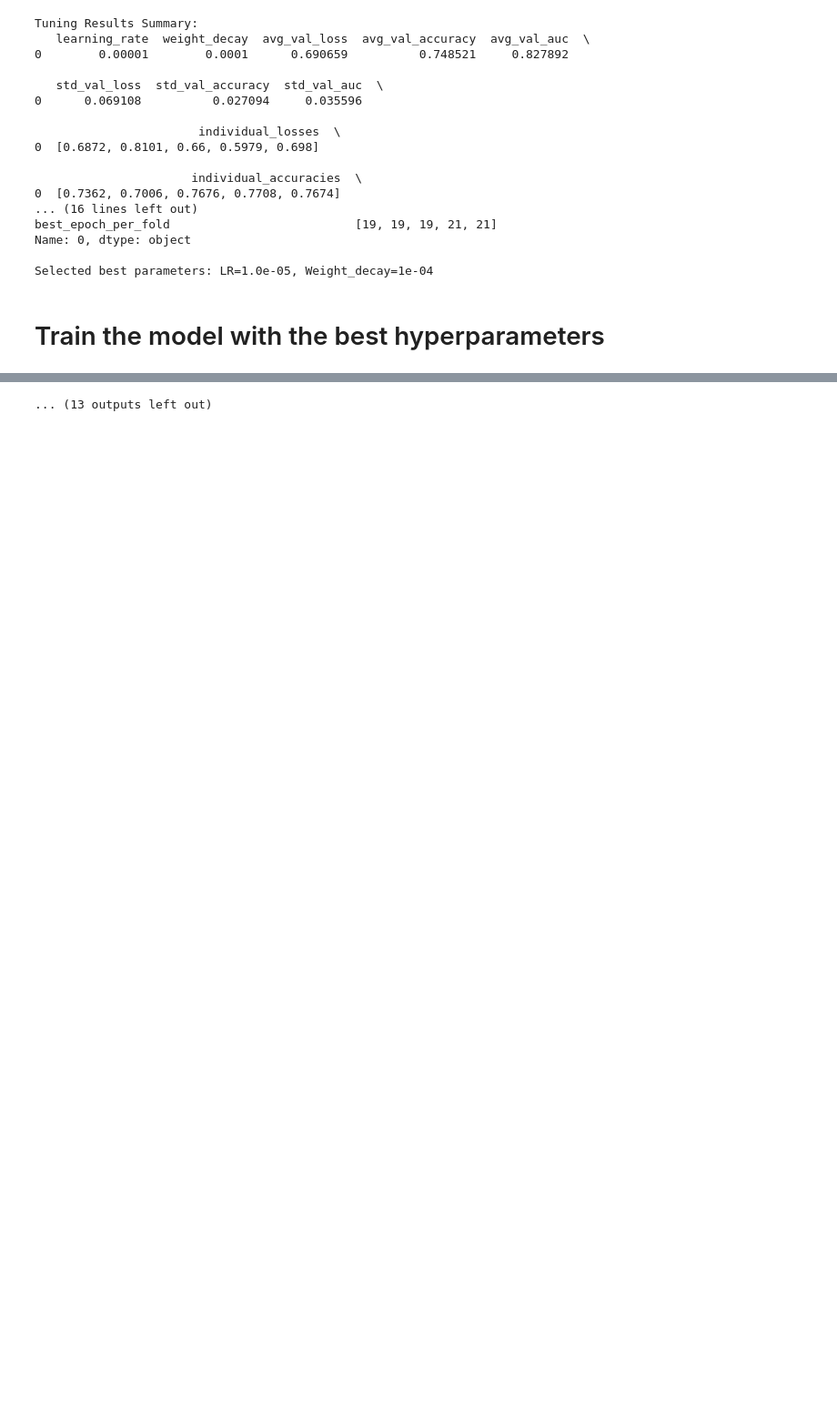
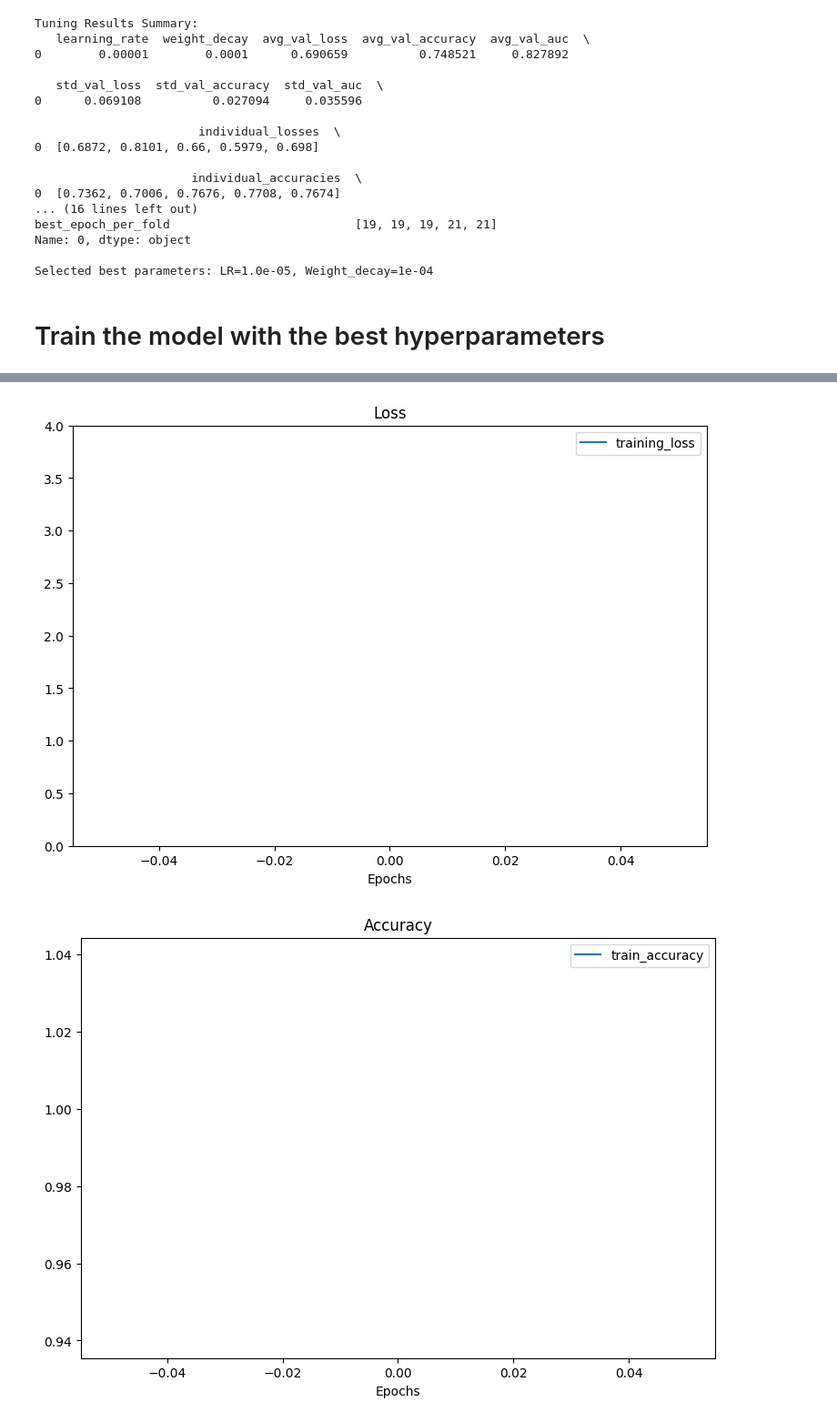
Before and after one commit to diogommiranda/Guiding-ViTs-attention-with-domain-knowledge-for-AD, a Jupyter notebook: code/hybrid-cnn-vit.ipynb, the cells around one changed output, grey strips where cells are left out. Shown at 91% size. Cells and saved outputs as stored; diff of their text form; code cells hidden in the pictures; blank space fills up the shorter version.

```diff
--- a/code/hybrid-cnn-vit.ipynb
+++ b/code/hybrid-cnn-vit.ipynb
@@ -177,11 +182,11 @@ pure_vit_config = {
 
 N_SPLITS = 5 # Number of splits for cross-validation
 NUM_EPOCHS = 150
-EARLY_STOP_PATIENCE = 60
+EARLY_STOP_PATIENCE = 40
 
 lr_scheduler = "fixed_lr" # Choose between "cosine_decay" or "fixed_lr"
 
-learning_rates = [2e-7] # usar valores a volta do 1e-6 (ate agr a combinacao com l2=1e-4 ou 5e-4 pareceu a melhor com val loss min de 0.24 em 32 epochs)
+learning_rates = [3e-6] # usar valores a volta do 1e-6 (ate agr a combinacao com l2=1e-4 ou 5e-4 pareceu a melhor com val loss min de 0.24 em 32 epochs)
 weight_decays = [2e-4]
 
 tuning_results = []
@@ -193,10 +198,14 @@ if lr_scheduler == "fixed_lr":
 elif lr_scheduler == "cosine_decay":
     dir2 = "cosine_decay/"
 
+dir3 = f"num_layers_{vit_config['num_layers']}/"
+dir4 = f"num_heads_{vit_config['num_heads']}/"
+
+
 if lr_scheduler == "cosine_decay":
-    RESULTS_BASE_DIR = "/home/diogommiranda/tese/outputs/resnetvit/" + DATASET + "/" + dir1 + dir2 + str(BATCH_SIZE) + "B/"
+    RESULTS_BASE_DIR = "/home/diogommiranda/tese/outputs/resnetvit/" + DATASET + "/" + dir1 + dir2 + str(BATCH_SIZE) + "B/" + dir3 + dir4
 elif lr_scheduler == "fixed_lr":
-    RESULTS_BASE_DIR = "/home/diogommiranda/tese/outputs/resnetvit/" + DATASET + "/" + dir1 + dir2 + str(BATCH_SIZE) + "B/"
+    RESULTS_BASE_DIR = "/home/diogommiranda/tese/outputs/resnetvit/" + DATASET + "/" + dir1 + dir2 + str(BATCH_SIZE) + "B/" + dir3 + dir4
 else:
     raise ValueError("Invalid string for 'lr_scheduler'. Please set it to 'cosine_decay' or 'fixed_lr'.")
 os.makedirs(RESULTS_BASE_DIR, exist_ok=True)
@@ -318,6 +327,11 @@ for current_lr in learning_rates:
 
                 # Train phase
                 model.train()
+
+                # Freeze BatchNorm layers if using pretrained model
+                if use_pretrained:
+                    model.resnet_feature_extractor.eval()
+
                 running_loss = 0.0
                 train_pred_probs = []
                 train_targets = []
@@ -499,6 +513,7 @@ for current_lr in learning_rates:
             print(f"\nHyperparameters: LR={current_lr:.1e}, Weight_decay={current_wd:.0e}", file=f)
 
         training_config = {
+            "vit_config": vit_config,
             "num_folds": N_SPLITS,
             "num_epochs": NUM_EPOCHS,
             "early_stop_patience": EARLY_STOP_PATIENCE,
@@ -582,13 +597,13 @@ Selected best parameters: LR=1.0e-05, Weight_decay=1e-04
 # --- Train the model with the best hyperparameters and evaluate it on the test set ---
 
 # Hyperparameters
-BEST_LR = 1e-5 # learning rate
-BEST_WD= 1e-4 # weight decay
-BEST_NUM_EPOCHS = 20 # number of epochs for training
+BEST_LR = 3e-6 # learning rate
+BEST_WD= 2e-4 # weight decay
+BEST_NUM_EPOCHS = 1 # number of epochs for training
 cosine_scheduler = False # Set to True if using cosine decay, False if using fixed learning rate
 print(f"Using cosine decay: {cosine_scheduler}")
 
-train_for_more_epochs = False
+train_for_more_epochs = True
 
 # Filepath to save/load the model
 SAVED_MODEL_FILEPATH = "/home/diogommiranda/tese/outputs/best_model.pth"
@@ -629,7 +644,7 @@ for epoch in tqdm(range(BEST_NUM_EPOCHS)):
 
     # Freeze BatchNorm layers if using pretrained model
     if use_pretrained:
-        model.resnet_feature_extractor.model.eval()
+        model.resnet_feature_extractor.eval()
 
     running_loss = 0.0
     train_pred_probs = []
@@ -757 +772,2 @@ No pretrained weights used. Training from scratch...
-... (13 outputs left out)
+[figure, added]
+[figure, added]
```
Also changed, not shown: parts of 7 cells of this notebook, 2 other files.
